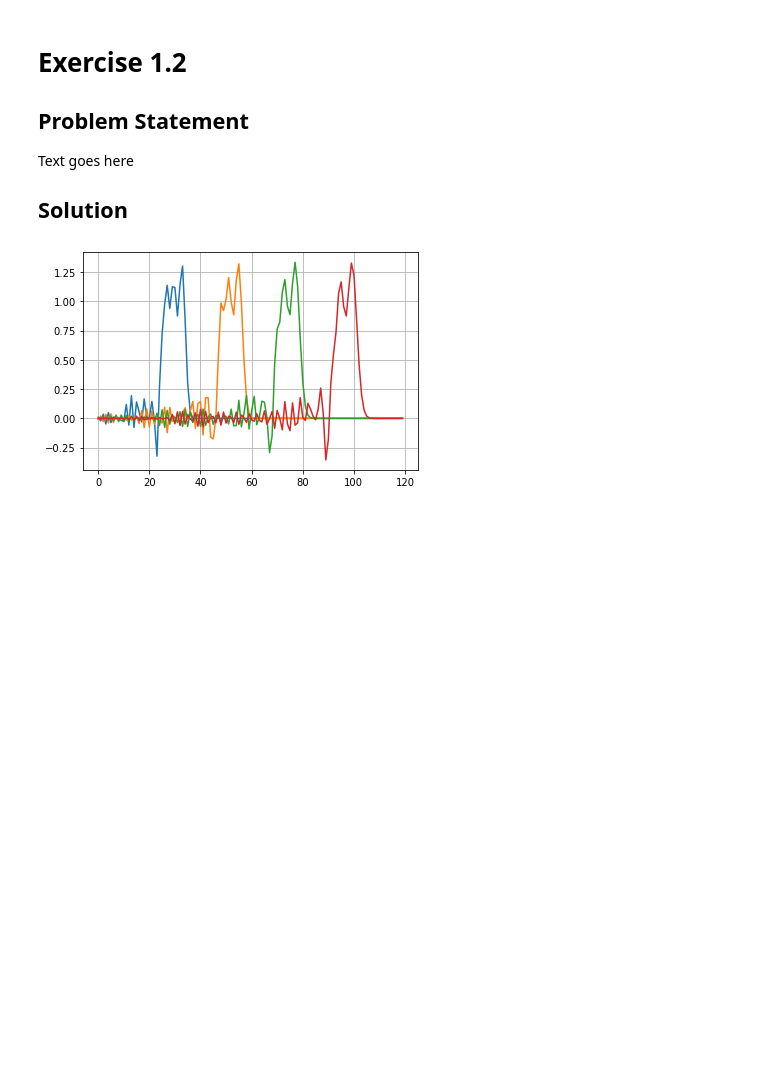
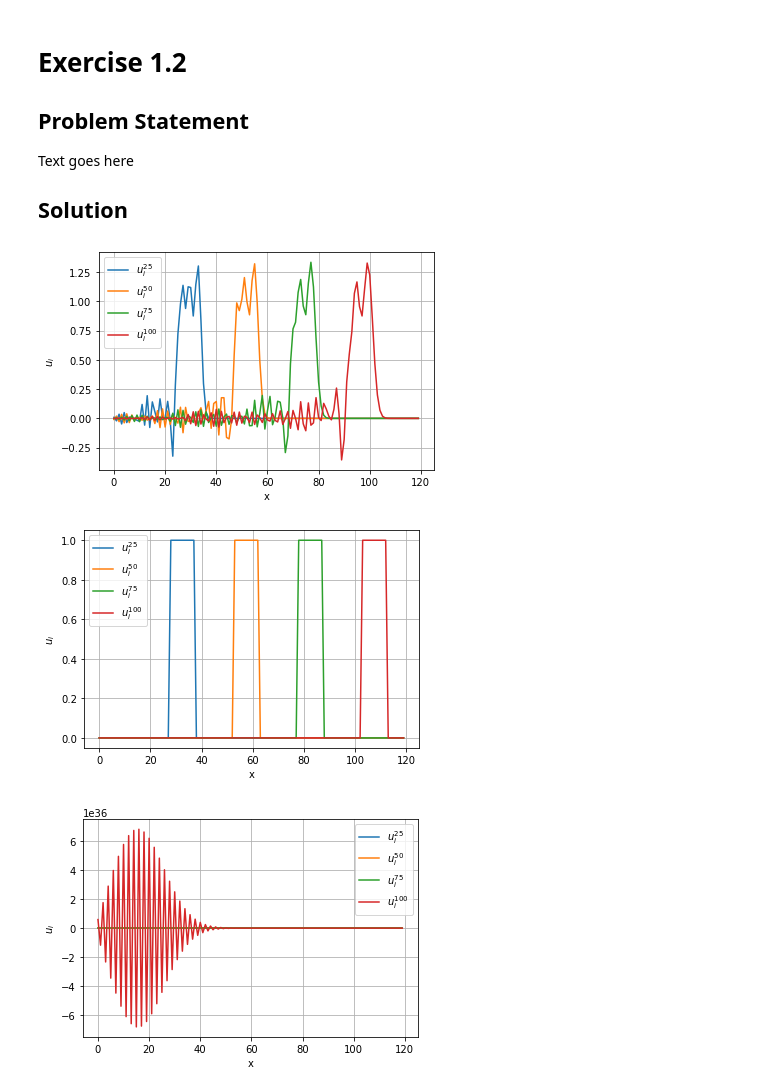
Before and after one commit to aretselis/msc-computational-physics, a Jupyter notebook: Courses/Computational Electromagnetism and Applications (ΥΦΥ203)/Problem Sets/retselis_set1.ipynb, the cells around one changed output. Drawn from its saved outputs; the diff is of its cells as text; code cells hidden in the pictures; blank space fills up the shorter version.

Commit message:
Add new cases and improve plots

```diff
--- a/Courses/Computational Electromagnetism and Applications (ΥΦΥ203)/Problem Sets/retselis_set1.ipynb
+++ b/Courses/Computational Electromagnetism and Applications (ΥΦΥ203)/Problem Sets/retselis_set1.ipynb
@@ -76,32 +76,75 @@ def solve_1D_FDTD_stencil(u, dx, dt):
             u[n+1][i] = pow(c*dt, 2)*((u[n][i+1]-2*u[n][i]+u[n][i-1])/pow(dx,2)) + 2*u[n][i] - u[n-1][i]
     return(u)
 
 def plot_frame(array, i):
     # Extract frames from an array and plots them
     # Note that with this convention we have if we request frame number i the index of the frame is i+2
     frame = array[i+2,:]
-    plt.plot(frame)
+    plt.plot(frame, label=r'$u_{{i}}^{{{}}}$'.format(i))
+    plt.ylabel(r'$u_{i}$')
+    plt.xlabel('x')
+
+
 
 size = 120
 c = 1
 u_case2 = np.zeros((size, size))
 u_case3 = np.zeros((size, size))
 
 # Case 1
 dx = 0.1
 dt = 0.9*dx/c
 u = np.zeros((size, size))
 u = initial_conditions(u)
 u = solve_1D_FDTD_stencil(u, dx, dt)
 
 # Extract and plot frames for case 1
 
 plt.figure()
 plot_frame(u, 25)
 plot_frame(u, 50)
 plot_frame(u, 75)
 plot_frame(u, 100)
+plt.legend()
 plt.grid()
 plt.show()
+
+# Case 2
+dx = 0.1
+dt = 1*dx/c
+u = np.zeros((size, size))
+u = initial_conditions(u)
+u = solve_1D_FDTD_stencil(u, dx, dt)
+
+# Extract and plot frames for case 2
+
+plt.figure()
+plot_frame(u, 25)
+plot_frame(u, 50)
+plot_frame(u, 75)
+plot_frame(u, 100)
+plt.legend()
+plt.grid()
+plt.show()
+
+# Case 3
+dx = 0.1
+dt = 1.1*dx/c
+u = np.zeros((size, size))
+u = initial_conditions(u)
+u = solve_1D_FDTD_stencil(u, dx, dt)
+
+# Extract and plot frames for case 3
+
+plt.figure()
+plot_frame(u, 25)
+plot_frame(u, 50)
+plot_frame(u, 75)
+plot_frame(u, 100)
+plt.legend()
+plt.grid()
+plt.show()
 # %% [output]
-[figure, old version]
+[figure, new version]
+[figure, added]
+[figure, added]
```
